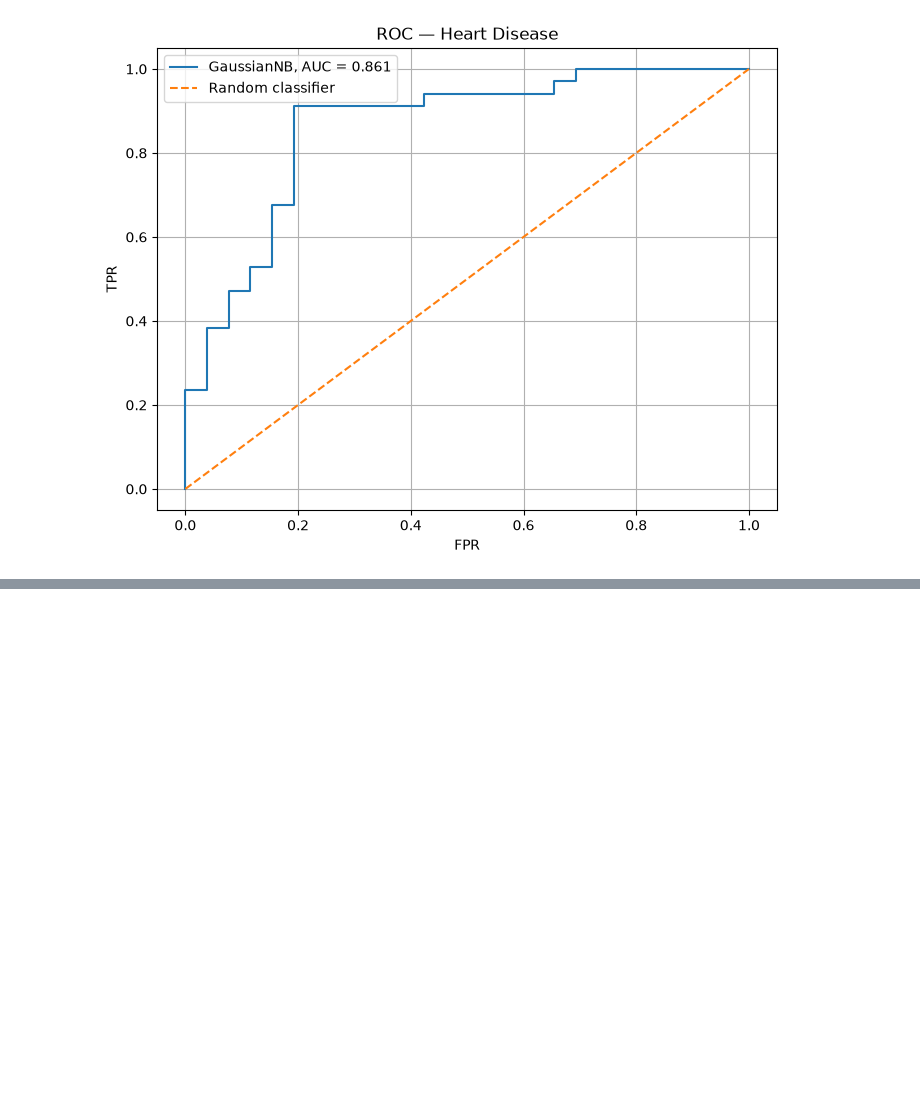
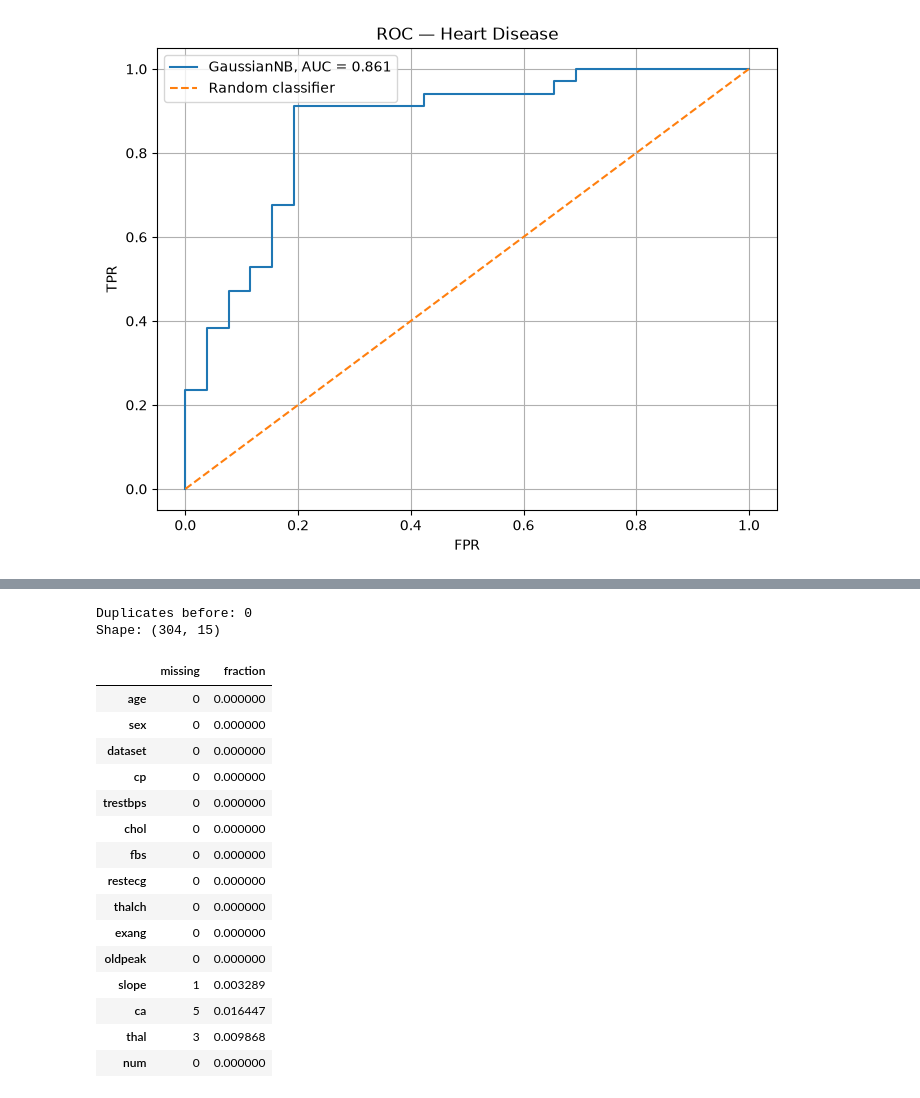
Before and after one commit to gear8mike/ml_examples, a Jupyter notebook: naive_bayes.ipynb, the cells around one changed output, grey strips where cells are left out. Cells and saved outputs as stored; diff of their text form; code cells hidden in the pictures; blank space fills up the shorter version.

```diff
--- a/naive_bayes.ipynb
+++ b/naive_bayes.ipynb
@@ -742,0 +791,39 @@ plt.show()
+# %%
+df_b1 = df[df["dataset"] == "Cleveland"].copy()
+
+# ID has no predictive meaning
+df_b1 = df_b1.drop(columns=["id"])
+
+# Remove exact duplicate records, if any
+print("Duplicates before:", df_b1.duplicated().sum())
+
+df_b1 = df_b1.drop_duplicates().reset_index(drop=True)
+
+print("Shape:", df_b1.shape)
+# %% [output]
+Duplicates before: 0
+Shape: (304, 15)
+# %%
+missing = pd.DataFrame({
+    "missing": df_b1.isna().sum(),
+    "fraction": df_b1.isna().mean()
+})
+
+missing
+# %% [output]
+|  | missing | fraction |
+| age | 0 | 0.000000 |
+| sex | 0 | 0.000000 |
+| dataset | 0 | 0.000000 |
+| cp | 0 | 0.000000 |
+| trestbps | 0 | 0.000000 |
+| chol | 0 | 0.000000 |
+| fbs | 0 | 0.000000 |
+| restecg | 0 | 0.000000 |
+| thalch | 0 | 0.000000 |
+| exang | 0 | 0.000000 |
+| oldpeak | 0 | 0.000000 |
+| slope | 1 | 0.003289 |
+| ca | 5 | 0.016447 |
+| thal | 3 | 0.009868 |
+| num | 0 | 0.000000 |
```
Also changed, not shown: parts of 33 cells of this notebook.
